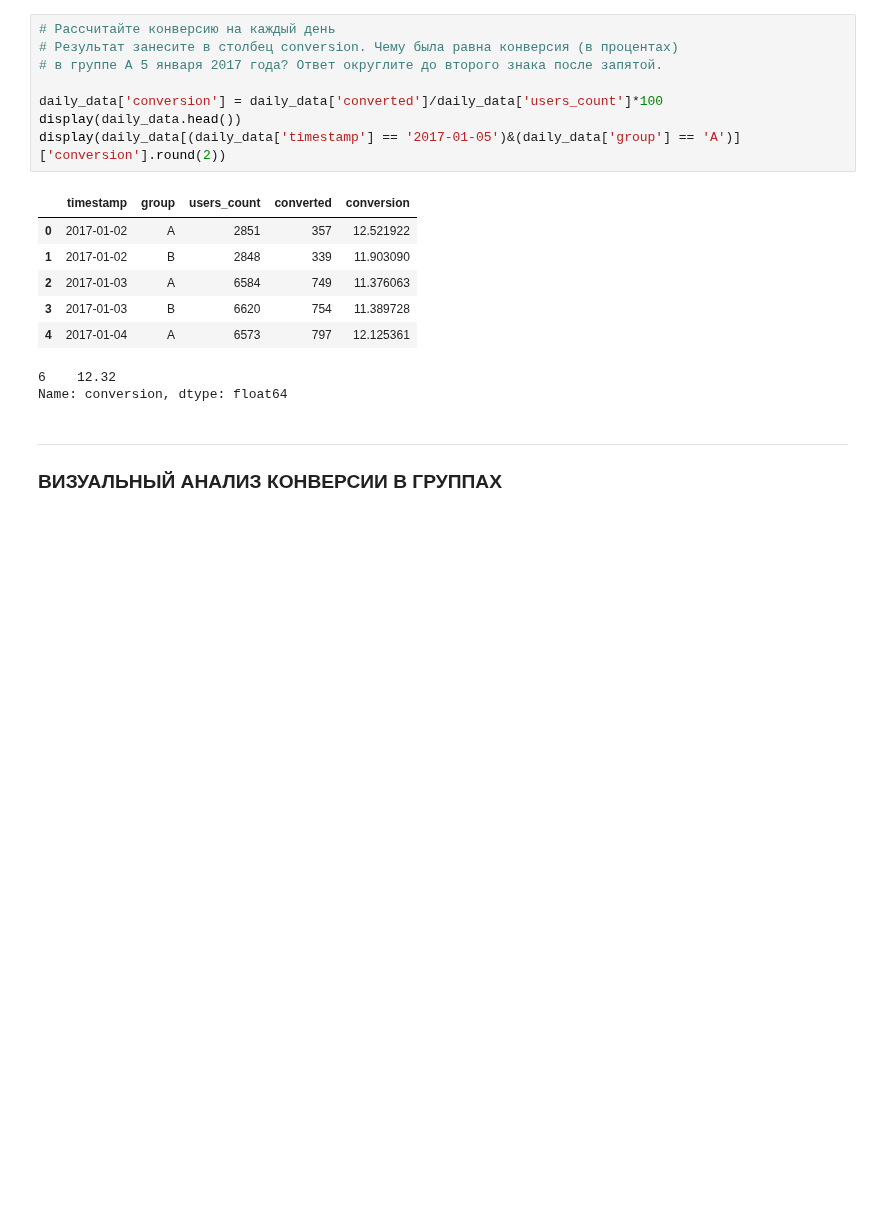
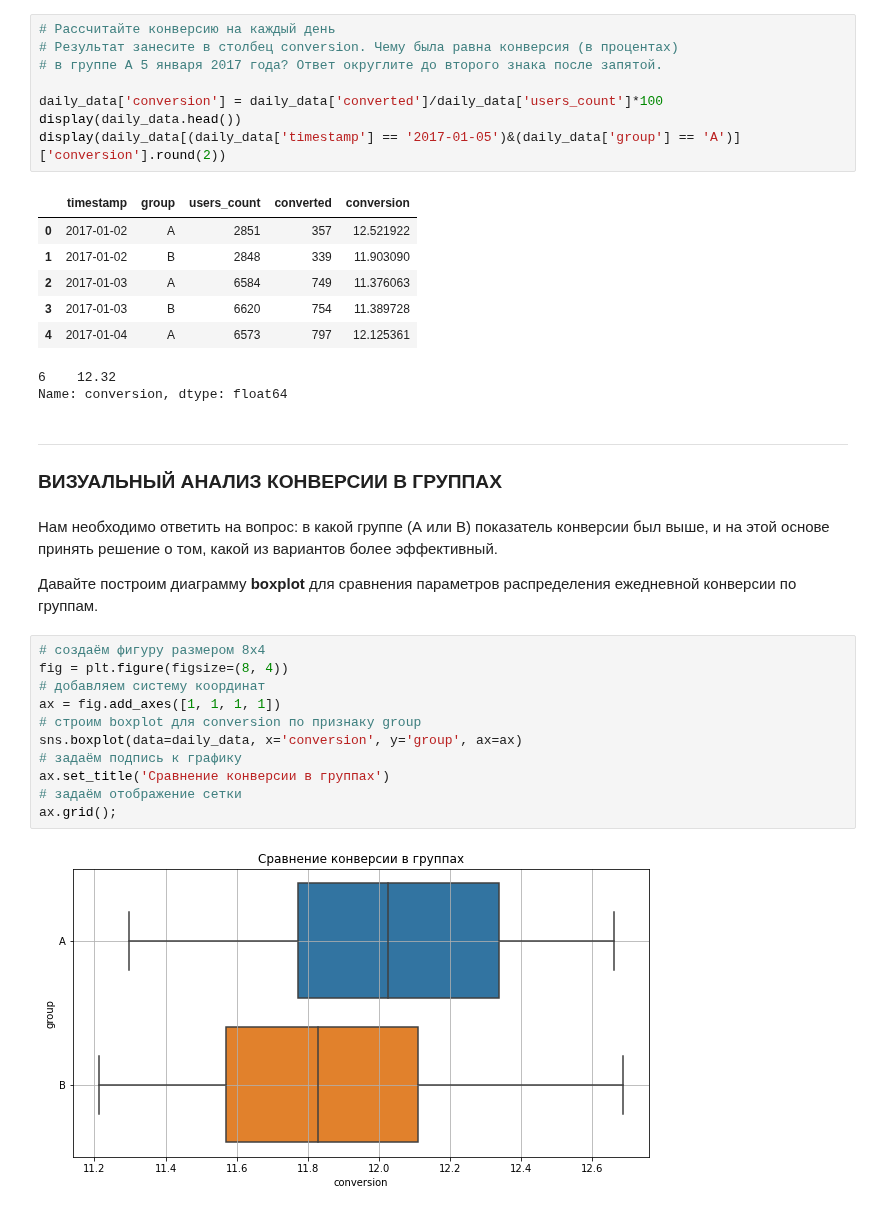
Before and after one commit to royvudgren/sf_datascience_practice, a Jupyter notebook: EDA-5 A-B testing/4 cumulative metrics.ipynb, the cells around one changed output. Saved outputs shown, nothing was run; the diff lists cells and outputs as text; blank space fills up the shorter version.

```diff
--- a/EDA-5 A-B testing/4 cumulative metrics.ipynb
+++ b/EDA-5 A-B testing/4 cumulative metrics.ipynb
@@ -108,3 +108,20 @@ Name: conversion, dtype: float64
 # %% [markdown]
 ***
 ### **ВИЗУАЛЬНЫЙ АНАЛИЗ КОНВЕРСИИ В ГРУППАХ**
+# %% [markdown]
+Нам необходимо ответить на вопрос: в какой группе (А или B) показатель конверсии был выше, и на этой основе принять решение о том, какой из вариантов более эффективный.
+
+Давайте построим диаграмму **boxplot** для сравнения параметров распределения ежедневной конверсии по группам.
+# %%
+# создаём фигуру размером 8x4
+fig = plt.figure(figsize=(8, 4))
+# добавляем систему координат
+ax = fig.add_axes([1, 1, 1, 1])
+# строим boxplot для conversion по признаку group
+sns.boxplot(data=daily_data, x='conversion', y='group', ax=ax)
+# задаём подпись к графику
+ax.set_title('Сравнение конверсии в группах')
+# задаём отображение сетки
+ax.grid();
+# %% [output]
+[figure, added]
```
Also changed, not shown: parts of 14 cells of this notebook.
